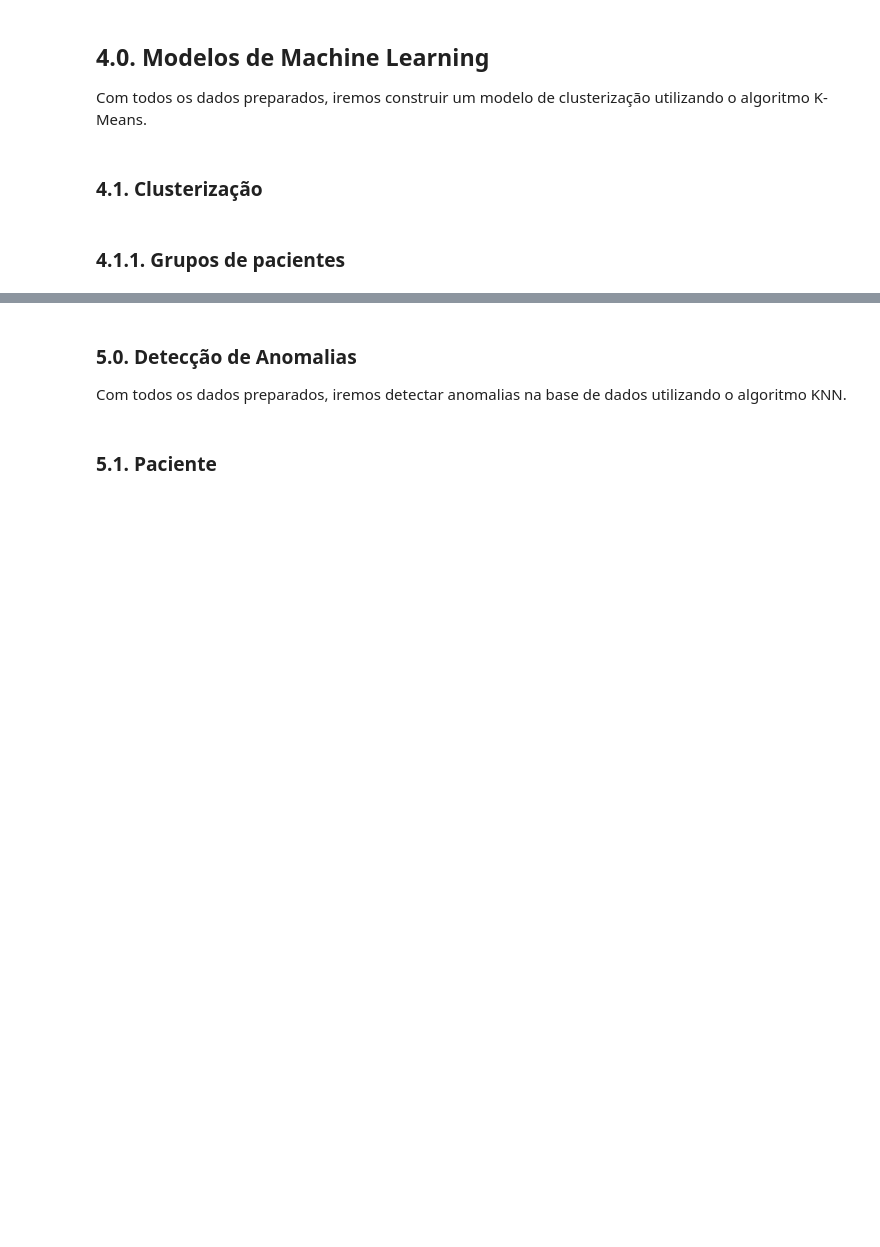
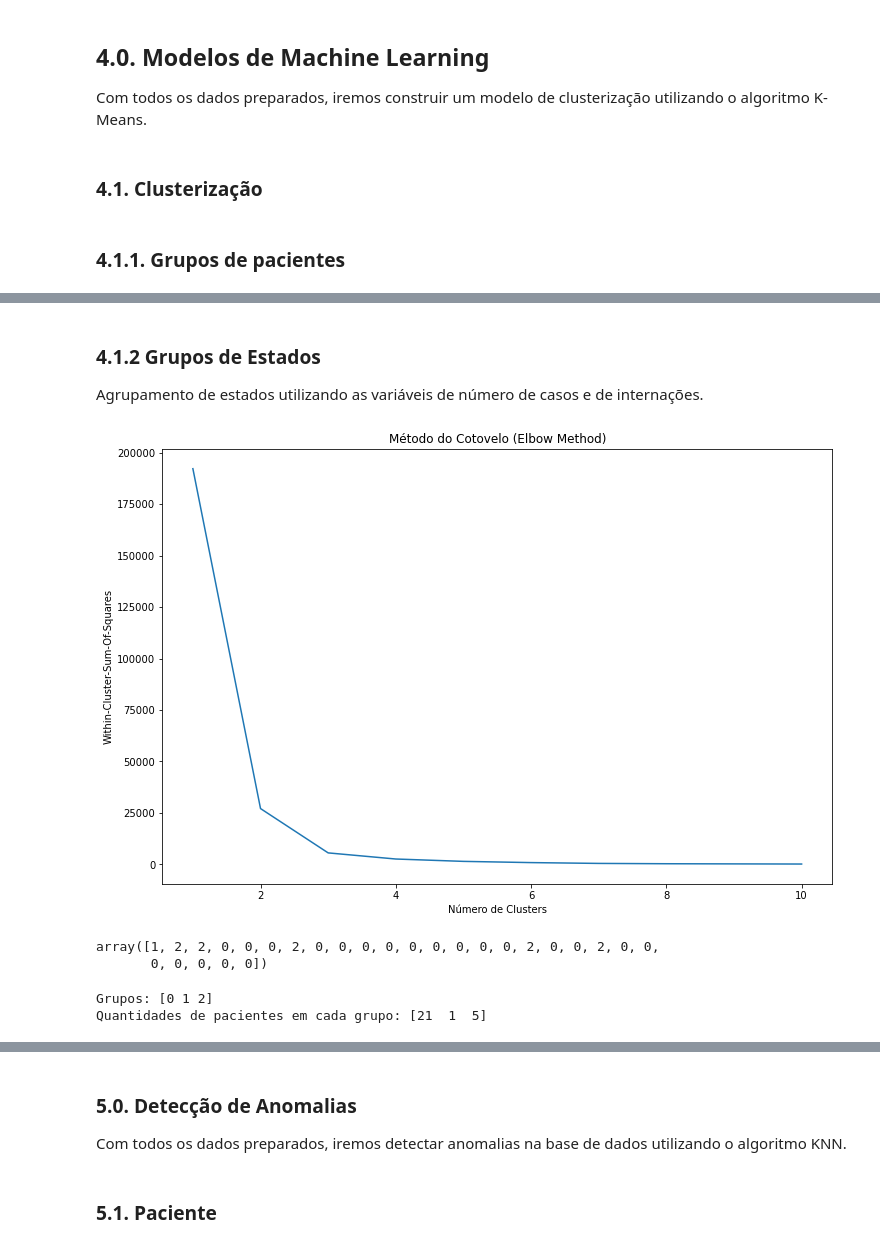
Before and after one commit to endhel/SRAG-Agrupamento-Deteccao-De-Anomalia, a Jupyter notebook: SRAG-Agrupamento-Deteccao-Anomalias.ipynb, the cells around one changed output, grey strips where cells are left out. Drawn from its saved outputs; the diff is of its cells as text; code cells hidden in the pictures; blank space fills up the shorter version.

```diff
--- a/SRAG-Agrupamento-Deteccao-Anomalias.ipynb
+++ b/SRAG-Agrupamento-Deteccao-Anomalias.ipynb
@@ -483,0 +466,38 @@ cluster.inertia_
+# %% [markdown]
+### 4.1.2 Grupos de Estados
+
+Agrupamento de estados utilizando as variáveis de número de casos e de internações.
+# %%
+# Método do cotovelo (Elbow Method) para determinar o valor do K
+# Segundo esta heurística, o melhor valor para K é 3
+wcss = []
+for i in range(1, 11):
+    kmeans = KMeans(n_clusters = i, max_iter = 300, n_init = 10)
+    kmeans.fit(df_estados)
+    wcss.append(kmeans.inertia_)
+
+
+plt.figure(figsize=(12, 8))
+plt.plot(range(1,11), wcss)
+plt.title('Método do Cotovelo (Elbow Method)')
+plt.xlabel('Número de Clusters')
+plt.ylabel('Within-Cluster-Sum-Of-Squares')
+plt.show()
+# %% [output]
+[figure, added]
+# %%
+# Agrupamento com KMeans utilizando 3 clusters
+cluster = KMeans(n_clusters = 3, init='k-means++', n_init = 10)
+grupos = cluster.fit_predict(df_estados)
+grupos
+# %% [output]
+array([1, 2, 2, 0, 0, 0, 2, 0, 0, 0, 0, 0, 0, 0, 0, 0, 2, 0, 0, 2, 0, 0,
+       0, 0, 0, 0, 0])
+# %%
+# Contagem de registros por cluster
+unicos, qnt = np.unique(grupos, return_counts = True)
+print(f'Grupos: {unicos}')
+print(f'Quantidades de pacientes em cada grupo: {qnt}')
+# %% [output]
+Grupos: [0 1 2]
+Quantidades de pacientes em cada grupo: [21  1  5]
```
Also changed, not shown: parts of 15 cells of this notebook.
